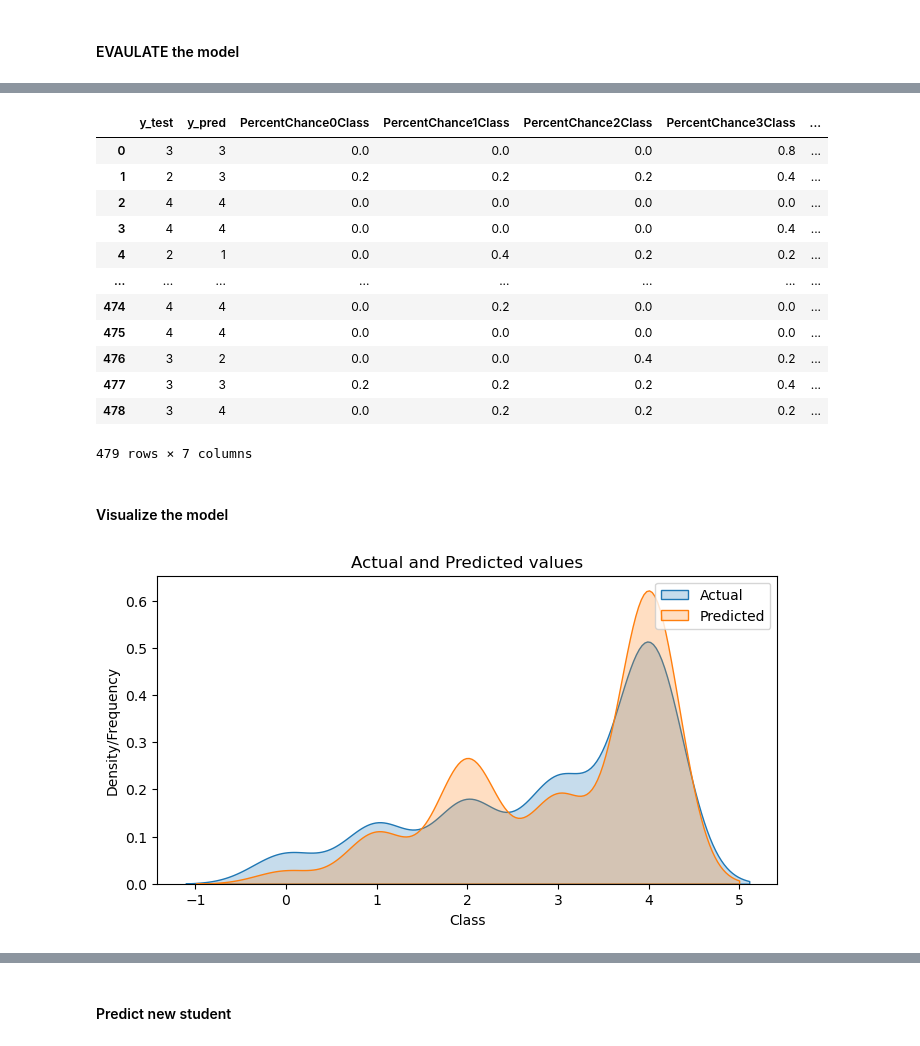
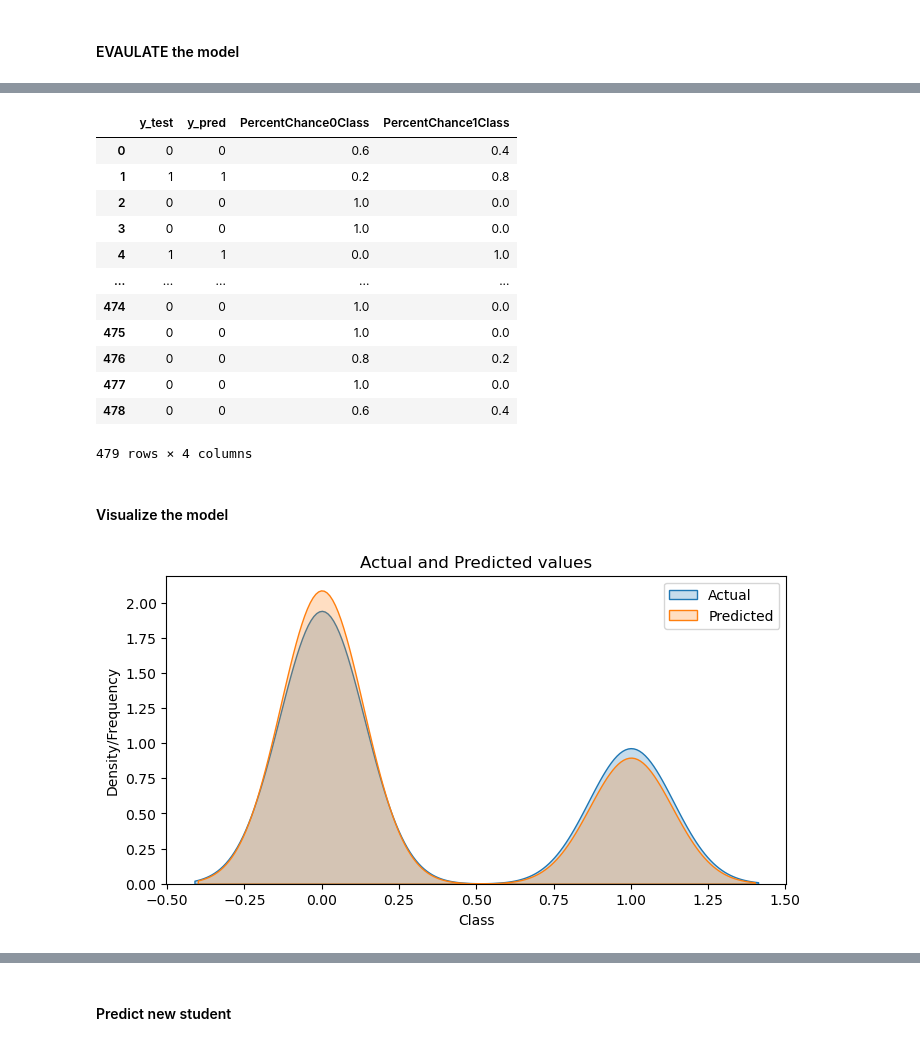
Before and after one commit to btemovska/Machine_Learning, a Jupyter notebook: 2. Classification/2.2 K-NearestNeighbor(K-NN)-StudentPerformance.ipynb, the cells around one changed output, grey strips where cells are left out. Drawn from its saved outputs; the diff is of its cells as text; code cells hidden in the pictures.

```diff
--- a/2. Classification/2.2 K-NearestNeighbor(K-NN)-StudentPerformance.ipynb
+++ b/2. Classification/2.2 K-NearestNeighbor(K-NN)-StudentPerformance.ipynb
@@ -30,10 +30,8 @@ display(HTML("<style>.container { width:95% !important; }</style>"))
 # %% [markdown]
 #### Import dataset
 # %%
-df = pd.read_csv('Student_performance_data _.csv')
-df = df.drop(columns=['StudentID'])
-df['GradeClass'] = df['GradeClass'].astype(int)
-df.rename(columns = {'ParentalEducation': 'ParentEduc', 'Volunteering': 'Volunt', 'StudyTimeWeekly':
-                     'StudyTimeWk', 'GradeClass': 'Grade', 'Extracurricular': 'Extracurr'}, inplace=True)
-df
+dataset = pd.read_csv('Student_performance_data _2.csv')
+dataset = dataset.drop(columns=['StudentID', 'Age' , 'ParentalEducation', 'Tutoring', 'ParentalSupport', 'Extracurricular', 'Sports', 'Music', 'Volunteering'])
+dataset.rename(columns = { 'GradeClass': 'Grade'}, inplace=True)
+dataset
 # %% [output]
@@ -67,0 +65,4 @@ sns.scatterplot(data = df, x='StudyTimeWk', y='GPA', hue='Grade', alpha=0.7)
+# %%
+df = pd.get_dummies(dataset, drop_first=True) #To avoid multicollinearity (especially useful for regression models)
+df = pd.concat([df], axis=1)
+df
@@ -139,37 +151,28 @@ array([[  5,  11,   5,   1,   6],
 # %%
 # can also predict probability for a point, not just for the class (1, or 0)
 probability_data = model.predict_proba(scaled_X_test)
 new_df['PercentChance0Class'] = probability_data[:, 0]
 new_df['PercentChance1Class'] = probability_data[:, 1]
-new_df['PercentChance2Class'] = probability_data[:, 2]
-new_df['PercentChance3Class'] = probability_data[:, 3]
-new_df['PercentChance4Class'] = probability_data[:, 4]
-
-
 
 new_df
 
-#for row 476
-# there is 0% chance of belonging to class 0
-# there is 0% chance of belonging to class 1
-# there is 40% chance of belonging to class 2
-# there is 20% chance of belonging to class 3
-# there is 40% chance of belonging to class 4
-# no wonder why it predicted wrong
+#for row 1
+# there is 60% chance of belonging to class 0 & 40% of belonging to class 1
+# and it predicted correctly
 # %% [output]
-|  | y_test | y_pred | PercentChance0Class | PercentChance1Class | PercentChance2Class | PercentChance3Class | ... |
-| 0 | 3 | 3 | 0.0 | 0.0 | 0.0 | 0.8 | ... |
-| 1 | 2 | 3 | 0.2 | 0.2 | 0.2 | 0.4 | ... |
-| 2 | 4 | 4 | 0.0 | 0.0 | 0.0 | 0.0 | ... |
-| 3 | 4 | 4 | 0.0 | 0.0 | 0.0 | 0.4 | ... |
-| 4 | 2 | 1 | 0.0 | 0.4 | 0.2 | 0.2 | ... |
-| ... | ... | ... | ... | ... | ... | ... | ... |
-| 474 | 4 | 4 | 0.0 | 0.2 | 0.0 | 0.0 | ... |
-| 475 | 4 | 4 | 0.0 | 0.0 | 0.0 | 0.0 | ... |
-| 476 | 3 | 2 | 0.0 | 0.0 | 0.4 | 0.2 | ... |
-| 477 | 3 | 3 | 0.2 | 0.2 | 0.2 | 0.4 | ... |
-| 478 | 3 | 4 | 0.0 | 0.2 | 0.2 | 0.2 | ... |
+|  | y_test | y_pred | PercentChance0Class | PercentChance1Class |
+| 0 | 0 | 0 | 0.6 | 0.4 |
+| 1 | 1 | 1 | 0.2 | 0.8 |
+| 2 | 0 | 0 | 1.0 | 0.0 |
+| 3 | 0 | 0 | 1.0 | 0.0 |
+| 4 | 1 | 1 | 0.0 | 1.0 |
+| ... | ... | ... | ... | ... |
+| 474 | 0 | 0 | 1.0 | 0.0 |
+| 475 | 0 | 0 | 1.0 | 0.0 |
+| 476 | 0 | 0 | 0.8 | 0.2 |
+| 477 | 0 | 0 | 1.0 | 0.0 |
+| 478 | 0 | 0 | 0.6 | 0.4 |
-479 rows × 7 columns
+479 rows × 4 columns
 # %% [markdown]
 #### Visualize the model
 # %%
@@ -184,9 +187,9 @@ plt.ylabel('Density/Frequency')
 plt.legend()
 plt.show()
 
-# y_test & y_pred mostly overlap, but definitely noticeable difference, thus why 61% accuracy
+# y_test & y_pred mostly overlap, good model
 # %% [output]
-[figure, old version]
+[figure, new version]
 # %%
 # Combine y_test and y_pred into a single DataFrame
 comparison_df = pd.DataFrame({'Actual': y_test, 'Predicted': y_pred})
```
Also changed, not shown: parts of 22 cells of this notebook, 3 other files.
